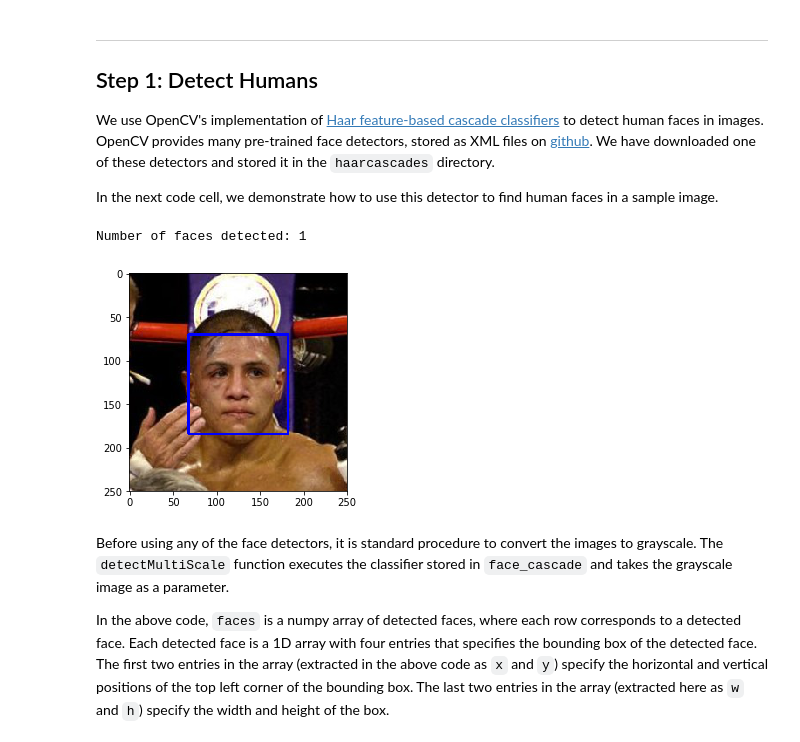
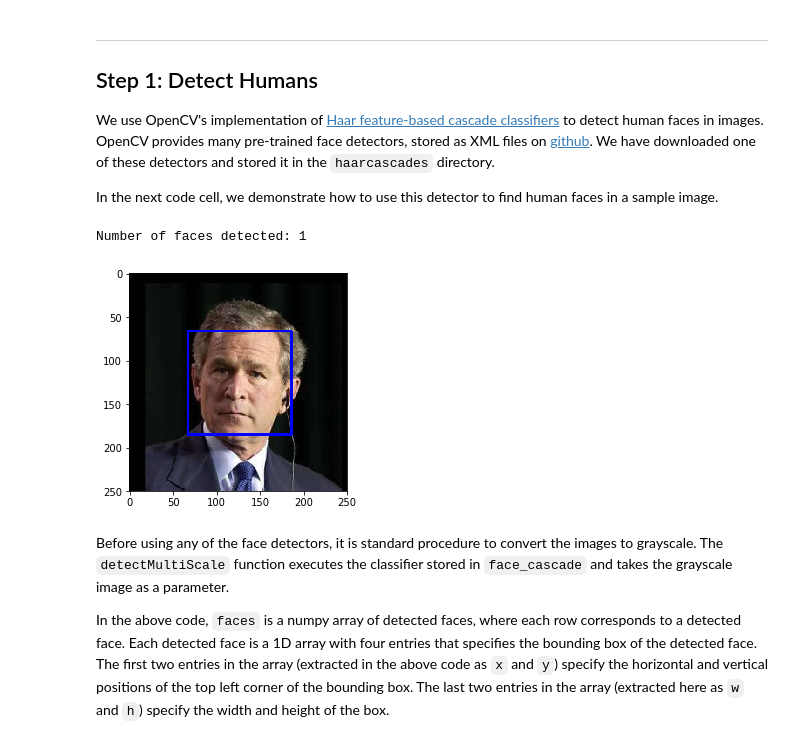
Before and after one commit to m00nd00r/Dog-Breed-App, a Jupyter notebook: dog_app.ipynb, the cells around one changed output. Saved outputs shown, nothing was run; the diff lists cells and outputs as text; code cells hidden in the pictures.

```diff
--- a/dog_app.ipynb
+++ b/dog_app.ipynb
@@ -117,35 +145,35 @@ import matplotlib.pyplot as plt
 %matplotlib inline
 import os
 cwd = os.getcwd()
 
 # extract pre-trained face detector
 face_cascade = cv2.CascadeClassifier('haarcascades/haarcascade_frontalface_alt.xml')
 
 # load color (BGR) image
-img = cv2.imread(human_files[3])
+img = cv2.imread(human_files[5])
 # convert BGR image to grayscale
 gray = cv2.cvtColor(img, cv2.COLOR_BGR2GRAY)
 
 # find faces in image
 faces = face_cascade.detectMultiScale(gray)
 
 # print number of faces detected in the image
 print('Number of faces detected:', len(faces))
 
 # get bounding box for each detected face
 for (x,y,w,h) in faces:
     # add bounding box to color image
     cv2.rectangle(img,(x,y),(x+w,y+h),(255,0,0),2)
 
 # convert BGR image to RGB for plotting
 cv_rgb = cv2.cvtColor(img, cv2.COLOR_BGR2RGB)
 
 # display the image, along with bounding box
 plt.imshow(cv_rgb)
 plt.show()
 # %% [output]
 Number of faces detected: 1
-[figure, old version]
+[figure, new version]
 # %% [markdown]
 Before using any of the face detectors, it is standard procedure to convert the images to grayscale.  The `detectMultiScale` function executes the classifier stored in `face_cascade` and takes the grayscale image as a parameter.
 
```
Also changed, not shown: parts of 16 cells of this notebook.
